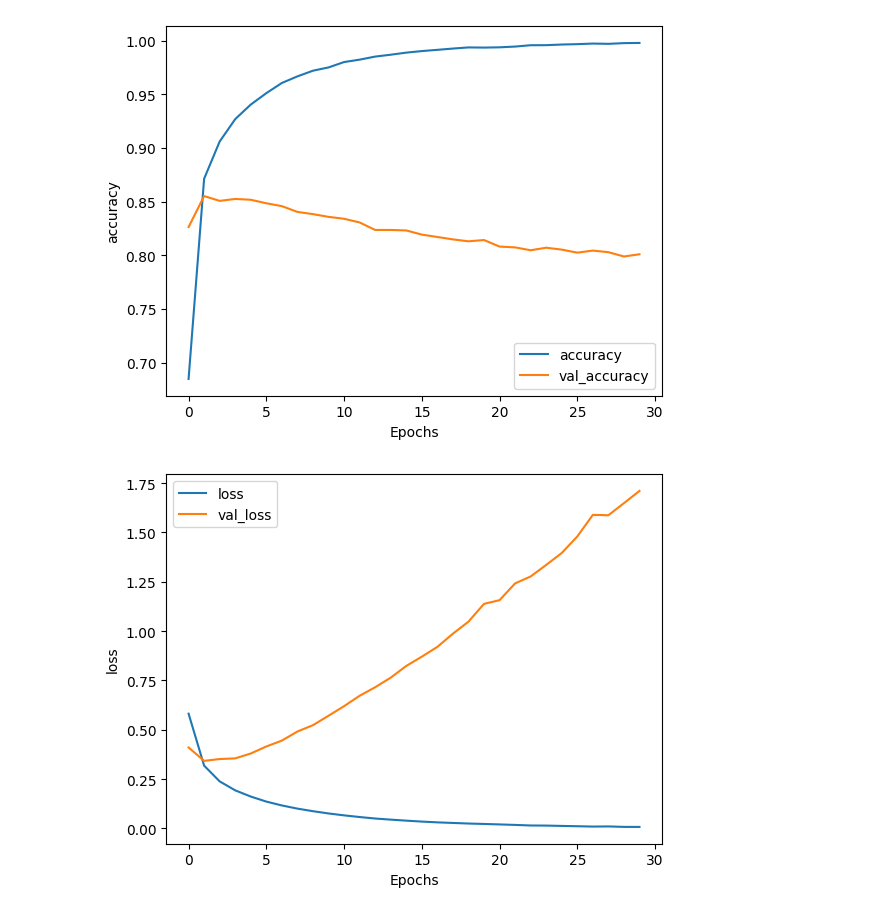
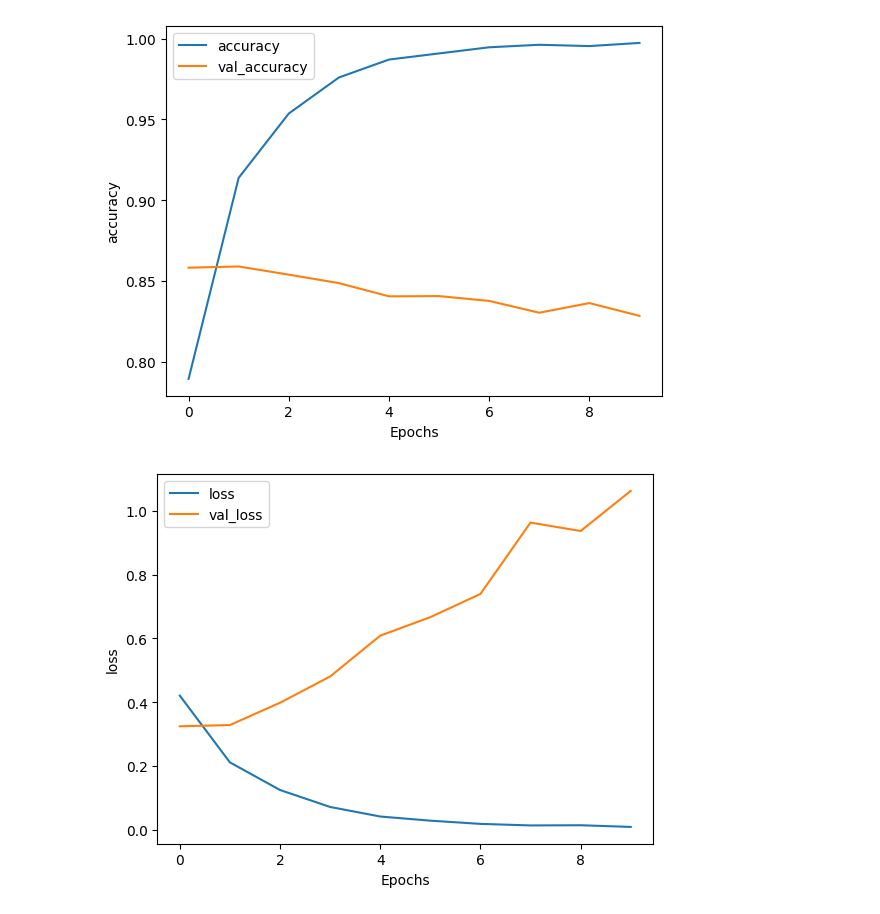
Before and after one commit to rezamohammadloo/is-sarcasm-, a Jupyter notebook: is_sarcasm?.ipynb, the cells around one changed output. Drawn from its saved outputs; the diff is of its cells as text; code cells hidden in the pictures.

```diff
--- a/is_sarcasm?.ipynb
+++ b/is_sarcasm?.ipynb
@@ -59,7 +44,8 @@ import numpy as np
 from tensorflow.keras.preprocessing.text import Tokenizer
 from tensorflow.keras.preprocessing.sequence import pad_sequences
 
-# Parameters for padding and OOV tokens
+vocab_size = 10000
+max_length = 120
 trunc_type='post'
 padding_type='post'
 oov_tok = "<OOV>"
@@ -83,17 +69,26 @@ testing_padded = pad_sequences(testing_sequences, maxlen=max_length, padding=pad
 training_labels = np.array(training_labels)
 testing_labels = np.array(testing_labels)
 # %%
-# Build the model
 import tensorflow as tf
-model = tf.keras.Sequential([
+
+# Parameters
+embedding_dim = 16
+lstm_dim = 32
+dense_dim = 24
+
+# Model Definition with LSTM
+model_lstm = tf.keras.Sequential([
     tf.keras.layers.Embedding(vocab_size, embedding_dim, input_length=max_length),
-    tf.keras.layers.GlobalAveragePooling1D(),
-    tf.keras.layers.Dense(24, activation='relu'),
+    tf.keras.layers.Bidirectional(tf.keras.layers.LSTM(lstm_dim)),
+    tf.keras.layers.Dense(dense_dim, activation='relu'),
     tf.keras.layers.Dense(1, activation='sigmoid')
 ])
 
+# Set the training parameters
+model_lstm.compile(loss='binary_crossentropy',optimizer='adam',metrics=['accuracy'])
+
 # Print the model summary
-model.summary()
+model_lstm.summary()
 # %% [output]
 Model: "sequential"
 _________________________________________________________________
@@ -119,6 +111,6 @@ model.compile(loss='binary_crossentropy',optimizer='adam',metrics=['accuracy'])
 # %%
-num_epochs = 30
+NUM_EPOCHS = 10
 
 # Train the model
-history = model.fit(training_padded, training_labels, epochs=num_epochs, validation_data=(testing_padded, testing_labels), verbose=2)
+history_lstm = model_lstm.fit(training_padded, training_labels, epochs=NUM_EPOCHS, validation_data=(testing_padded, testing_labels))
 # %% [output]
@@ -142,18 +137,18 @@ Epoch 30/30
 # %%
 import matplotlib.pyplot as plt
 
-# Plot utility
+# Plot Utility
 def plot_graphs(history, string):
   plt.plot(history.history[string])
   plt.plot(history.history['val_'+string])
   plt.xlabel("Epochs")
   plt.ylabel(string)
   plt.legend([string, 'val_'+string])
   plt.show()
 
-# Plot the accuracy and loss
-plot_graphs(history, "accuracy")
-plot_graphs(history, "loss")
+# Plot the accuracy and loss history
+plot_graphs(history_lstm, 'accuracy')
+plot_graphs(history_lstm, 'loss')
 # %% [output]
-[figure, old version]
+[figure, new version]
-[figure, old version]
+[figure, new version]
```
Also changed, not shown: parts of 7 cells of this notebook.
